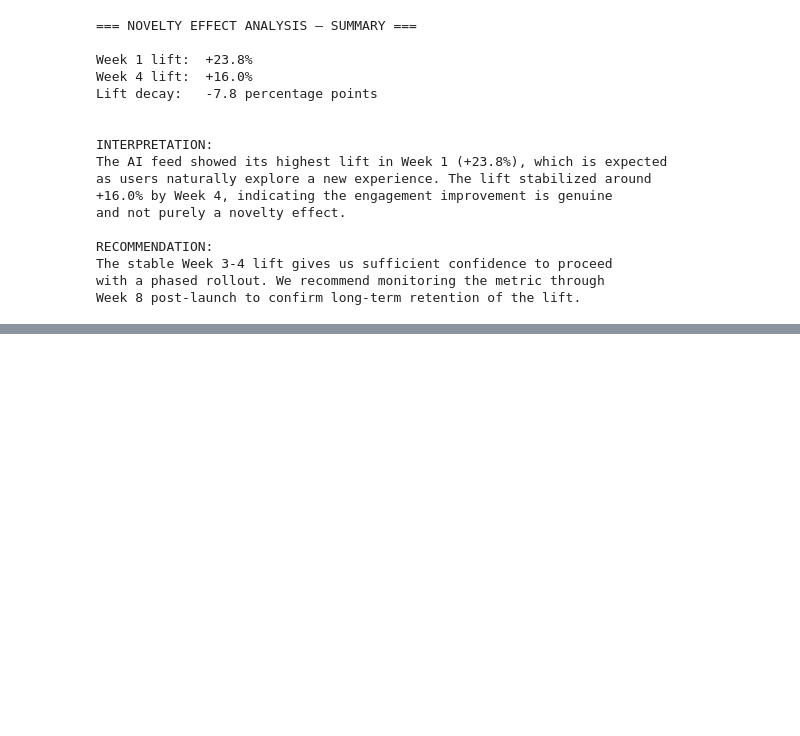
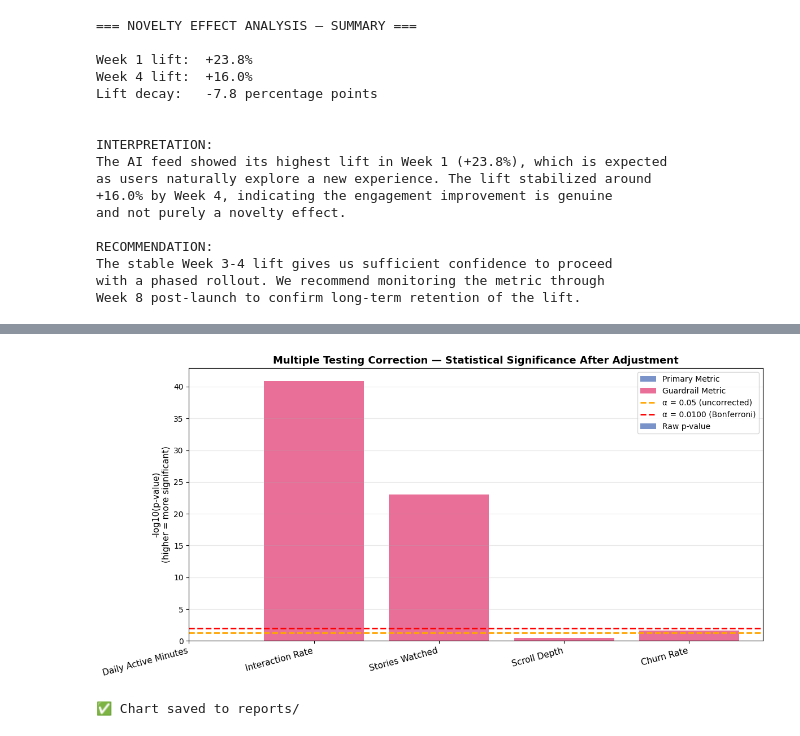
Before and after one commit to sakshiraade/social-engagement-intelligence, a Jupyter notebook: notebooks/02_ab_testing.ipynb, the cells around one changed output, grey strips where cells are left out. Cells and saved outputs as stored; diff of their text form; code cells hidden in the pictures; blank space fills up the shorter version.

```diff
--- a/notebooks/02_ab_testing.ipynb
+++ b/notebooks/02_ab_testing.ipynb
@@ -376,0 +521,40 @@ Week 8 post-launch to confirm long-term retention of the lift.
+# %%
+fig, ax = plt.subplots(figsize=(12, 6))
+
+x = range(len(metric_names))
+bar_colors = ['#4267B2' if metrics_results[m]['type'] == 'primary'
+              else '#E1306C' for m in metric_names]
+
+bars = ax.bar(x, [-np.log10(p) for p in p_values_raw],
+              color=bar_colors, alpha=0.7, label='Raw p-value')
+
+# Significance threshold lines
+ax.axhline(y=-np.log10(0.05), color='orange', linestyle='--', linewidth=2,
+           label=f'α = 0.05 (uncorrected)')
+ax.axhline(y=-np.log10(0.05/len(metric_names)), color='red', linestyle='--', linewidth=2,
+           label=f'α = {0.05/len(metric_names):.4f} (Bonferroni)')
+
+ax.set_xticks(x)
+ax.set_xticklabels(metric_names, rotation=15, ha='right', fontsize=11)
+ax.set_ylabel('-log10(p-value)\n(higher = more significant)', fontsize=11)
+ax.set_title('Multiple Testing Correction — Statistical Significance After Adjustment',
+             fontsize=13, fontweight='bold')
+ax.legend(fontsize=10)
+ax.grid(axis='y', alpha=0.3)
+
+# Color legend
+from matplotlib.patches import Patch
+legend_elements = [
+    Patch(facecolor='#4267B2', alpha=0.7, label='Primary Metric'),
+    Patch(facecolor='#E1306C', alpha=0.7, label='Guardrail Metric')
+]
+ax.legend(handles=legend_elements + ax.get_legend_handles_labels()[0],
+          loc='upper right', fontsize=10)
+
+plt.tight_layout()
+plt.savefig('../reports/multiple_testing_correction.png', dpi=150, bbox_inches='tight')
+plt.show()
+print("✅ Chart saved to reports/")
+# %% [output]
+[figure, added]
+✅ Chart saved to reports/
```
Also changed, not shown: parts of 3 cells of this notebook, 1 other file.
